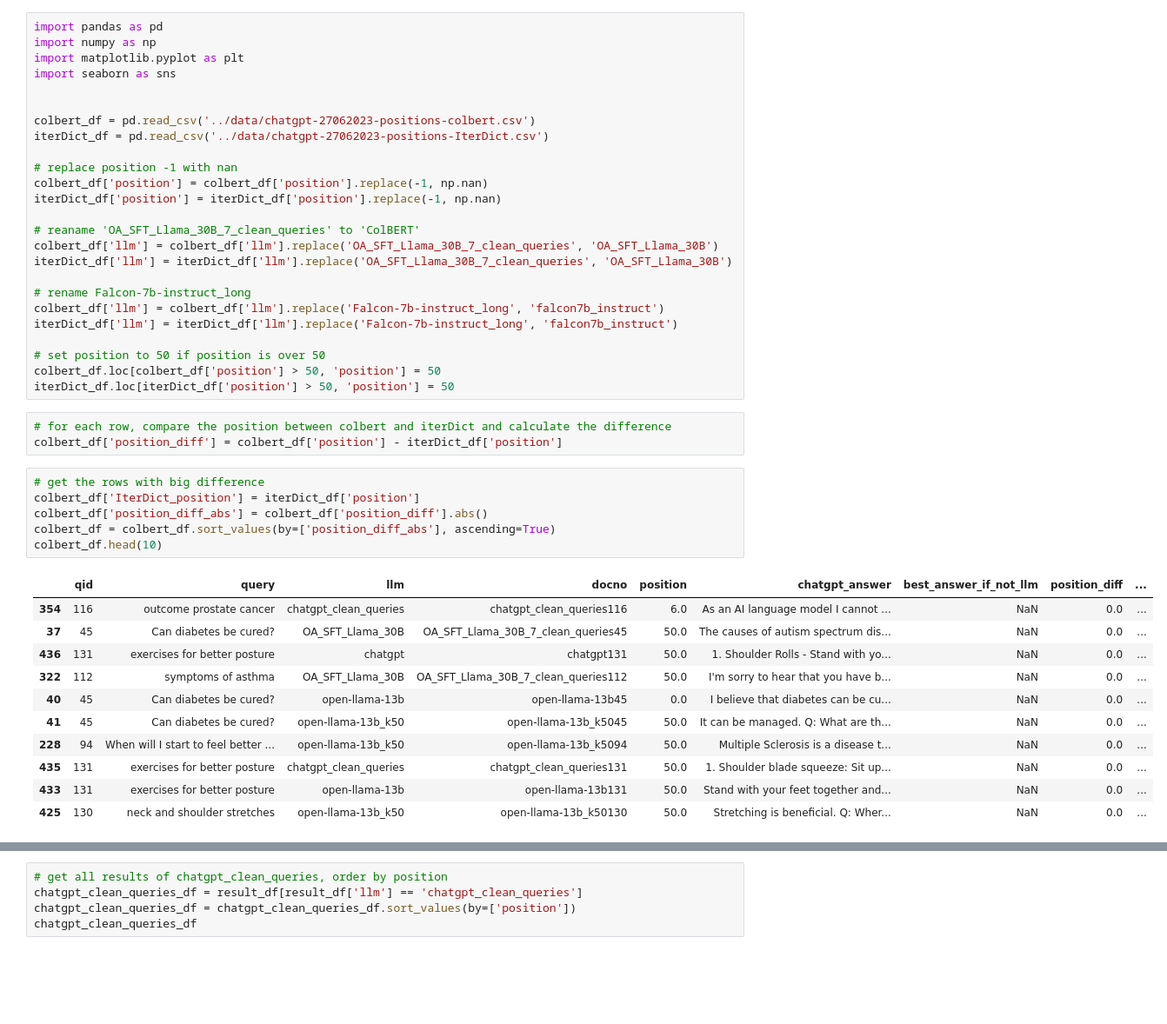
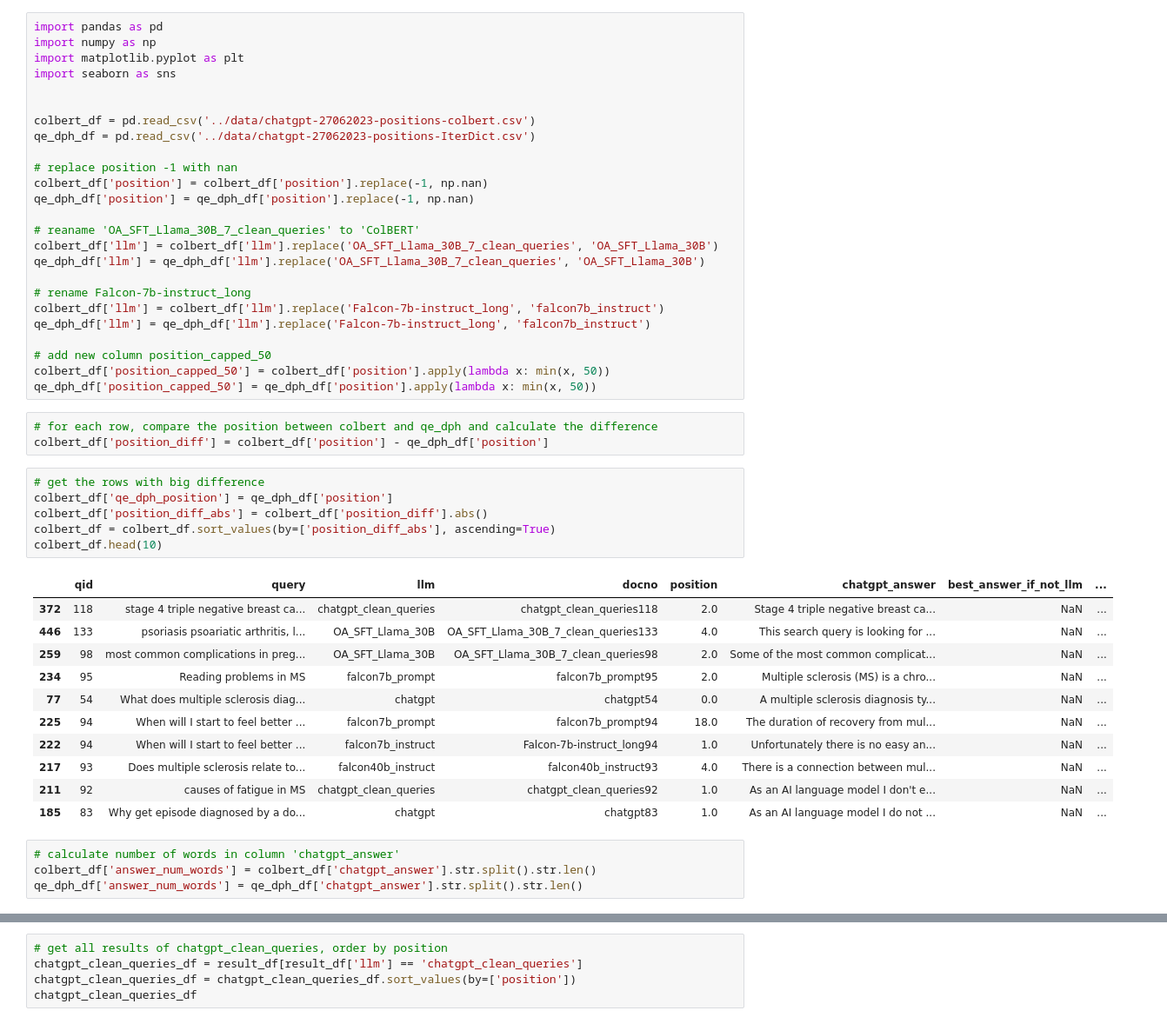
Before and after one commit to JoProbst/ThesisCode, a Jupyter notebook: visualizations/visualize_llm_result_positions.ipynb, the cells around one changed output, grey strips where cells are left out. Shown: that part at 87% size. Drawn from its saved outputs; the diff is of its cells as text; blank space fills up the shorter version.

```diff
--- a/visualizations/visualize_llm_result_positions.ipynb
+++ b/visualizations/visualize_llm_result_positions.ipynb
@@ -6,44 +6,48 @@ import seaborn as sns
 
 
 colbert_df = pd.read_csv('../data/chatgpt-27062023-positions-colbert.csv')
-iterDict_df = pd.read_csv('../data/chatgpt-27062023-positions-IterDict.csv')
+qe_dph_df = pd.read_csv('../data/chatgpt-27062023-positions-IterDict.csv')
 
 # replace position -1 with nan
 colbert_df['position'] = colbert_df['position'].replace(-1, np.nan)
-iterDict_df['position'] = iterDict_df['position'].replace(-1, np.nan)
+qe_dph_df['position'] = qe_dph_df['position'].replace(-1, np.nan)
 
 # reaname 'OA_SFT_Llama_30B_7_clean_queries' to 'ColBERT'
 colbert_df['llm'] = colbert_df['llm'].replace('OA_SFT_Llama_30B_7_clean_queries', 'OA_SFT_Llama_30B')
-iterDict_df['llm'] = iterDict_df['llm'].replace('OA_SFT_Llama_30B_7_clean_queries', 'OA_SFT_Llama_30B')
+qe_dph_df['llm'] = qe_dph_df['llm'].replace('OA_SFT_Llama_30B_7_clean_queries', 'OA_SFT_Llama_30B')
 
 # rename Falcon-7b-instruct_long
 colbert_df['llm'] = colbert_df['llm'].replace('Falcon-7b-instruct_long', 'falcon7b_instruct')
-iterDict_df['llm'] = iterDict_df['llm'].replace('Falcon-7b-instruct_long', 'falcon7b_instruct')
+qe_dph_df['llm'] = qe_dph_df['llm'].replace('Falcon-7b-instruct_long', 'falcon7b_instruct')
 
-# set position to 50 if position is over 50
-colbert_df.loc[colbert_df['position'] > 50, 'position'] = 50
-iterDict_df.loc[iterDict_df['position'] > 50, 'position'] = 50
+# add new column position_capped_50
+colbert_df['position_capped_50'] = colbert_df['position'].apply(lambda x: min(x, 50))
+qe_dph_df['position_capped_50'] = qe_dph_df['position'].apply(lambda x: min(x, 50))
 # %%
-# for each row, compare the position between colbert and iterDict and calculate the difference
-colbert_df['position_diff'] = colbert_df['position'] - iterDict_df['position']
+# for each row, compare the position between colbert and qe_dph and calculate the difference
+colbert_df['position_diff'] = colbert_df['position'] - qe_dph_df['position']
 # %%
 # get the rows with big difference
-colbert_df['IterDict_position'] = iterDict_df['position']
+colbert_df['qe_dph_position'] = qe_dph_df['position']
 colbert_df['position_diff_abs'] = colbert_df['position_diff'].abs()
 colbert_df = colbert_df.sort_values(by=['position_diff_abs'], ascending=True)
 colbert_df.head(10)
 # %% [output]
-|  | qid | query | llm | docno | position | chatgpt_answer | best_answer_if_not_llm | position_diff | ... |
-| 354 | 116 | outcome prostate cancer | chatgpt_clean_queries | chatgpt_clean_queries116 | 6.0 | As an AI language model I cannot ... | NaN | 0.0 | ... |
-| 37 | 45 | Can diabetes be cured? | OA_SFT_Llama_30B | OA_SFT_Llama_30B_7_clean_queries45 | 50.0 | The causes of autism spectrum dis... | NaN | 0.0 | ... |
-| 436 | 131 | exercises for better posture | chatgpt | chatgpt131 | 50.0 | 1. Shoulder Rolls - Stand with yo... | NaN | 0.0 | ... |
-| 322 | 112 | symptoms of asthma | OA_SFT_Llama_30B | OA_SFT_Llama_30B_7_clean_queries112 | 50.0 | I'm sorry to hear that you have b... | NaN | 0.0 | ... |
-| 40 | 45 | Can diabetes be cured? | open-llama-13b | open-llama-13b45 | 0.0 | I believe that diabetes can be cu... | NaN | 0.0 | ... |
-| 41 | 45 | Can diabetes be cured? | open-llama-13b_k50 | open-llama-13b_k5045 | 50.0 | It can be managed. Q: What are th... | NaN | 0.0 | ... |
-| 228 | 94 | When will I start to feel better ... | open-llama-13b_k50 | open-llama-13b_k5094 | 50.0 | Multiple Sclerosis is a disease t... | NaN | 0.0 | ... |
-| 435 | 131 | exercises for better posture | chatgpt_clean_queries | chatgpt_clean_queries131 | 50.0 | 1. Shoulder blade squeeze: Sit up... | NaN | 0.0 | ... |
-| 433 | 131 | exercises for better posture | open-llama-13b | open-llama-13b131 | 50.0 | Stand with your feet together and... | NaN | 0.0 | ... |
-| 425 | 130 | neck and shoulder stretches | open-llama-13b_k50 | open-llama-13b_k50130 | 50.0 | Stretching is beneficial. Q: Wher... | NaN | 0.0 | ... |
+|  | qid | query | llm | docno | position | chatgpt_answer | best_answer_if_not_llm | ... |
+| 372 | 118 | stage 4 triple negative breast ca... | chatgpt_clean_queries | chatgpt_clean_queries118 | 2.0 | Stage 4 triple negative breast ca... | NaN | ... |
+| 446 | 133 | psoriasis psoariatic arthritis, l... | OA_SFT_Llama_30B | OA_SFT_Llama_30B_7_clean_queries133 | 4.0 | This search query is looking for ... | NaN | ... |
+| 259 | 98 | most common complications in preg... | OA_SFT_Llama_30B | OA_SFT_Llama_30B_7_clean_queries98 | 2.0 | Some of the most common complicat... | NaN | ... |
+| 234 | 95 | Reading problems in MS | falcon7b_prompt | falcon7b_prompt95 | 2.0 | Multiple sclerosis (MS) is a chro... | NaN | ... |
+| 77 | 54 | What does multiple sclerosis diag... | chatgpt | chatgpt54 | 0.0 | A multiple sclerosis diagnosis ty... | NaN | ... |
+| 225 | 94 | When will I start to feel better ... | falcon7b_prompt | falcon7b_prompt94 | 18.0 | The duration of recovery from mul... | NaN | ... |
+| 222 | 94 | When will I start to feel better ... | falcon7b_instruct | Falcon-7b-instruct_long94 | 1.0 | Unfortunately there is no easy an... | NaN | ... |
+| 217 | 93 | Does multiple sclerosis relate to... | falcon40b_instruct | falcon40b_instruct93 | 4.0 | There is a connection between mul... | NaN | ... |
+| 211 | 92 | causes of fatigue in MS | chatgpt_clean_queries | chatgpt_clean_queries92 | 1.0 | As an AI language model I don't e... | NaN | ... |
+| 185 | 83 | Why get episode diagnosed by a do... | chatgpt | chatgpt83 | 1.0 | As an AI language model I do not ... | NaN | ... |
+# %%
+# calculate number of words in column 'chatgpt_answer'
+colbert_df['answer_num_words'] = colbert_df['chatgpt_answer'].str.split().str.len()
+qe_dph_df['answer_num_words'] = qe_dph_df['chatgpt_answer'].str.split().str.len()
 # %%
 # group by llm and get mean and std of position, as well as count of value 0.0 in position
 
```
Also changed, not shown: parts of 10 cells of this notebook.
